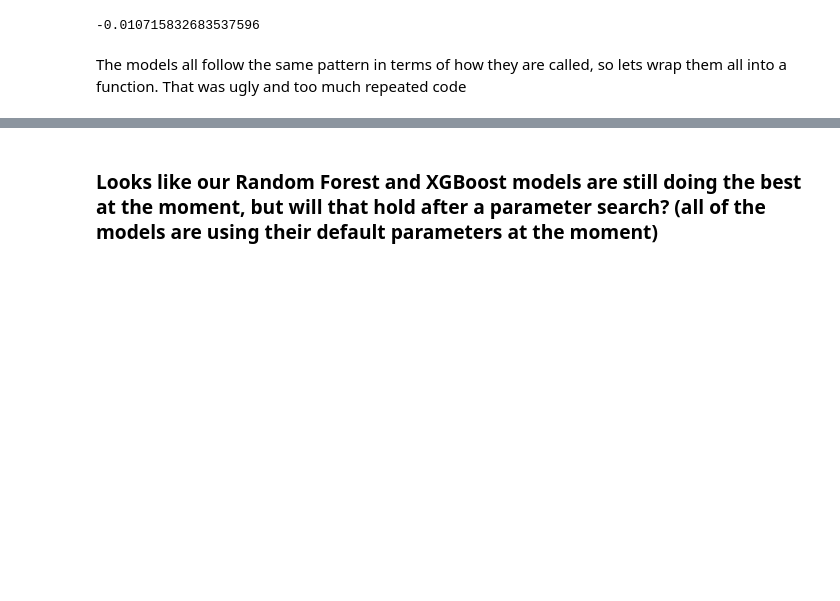
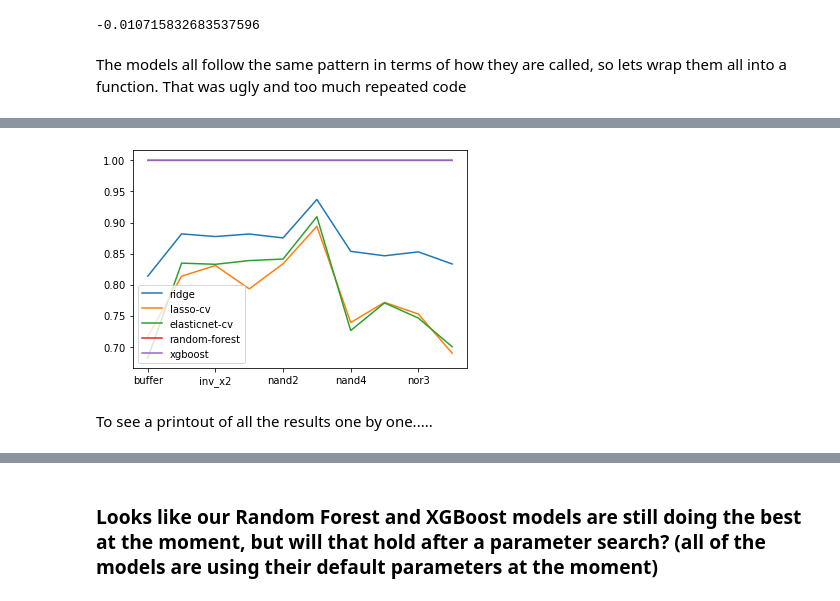
Before and after one commit to azaidi06/bml-lbl, a Jupyter notebook: 04_simple_models.ipynb, the cells around one changed output, grey strips where cells are left out. Drawn from its saved outputs; the diff is of its cells as text; code cells hidden in the pictures; blank space fills up the shorter version.

Commit message:
added result compilation function and plotting + using partial functions to clean up code

```diff
--- a/04_simple_models.ipynb
+++ b/04_simple_models.ipynb
@@ -148,14 +160,17 @@ def do_simple_model(x, y, model_name='ridge', num_poly=2, alpha=1.0, norm_y=Fals
 # %%
-def run_models(gate_type='buffer', random_state=0, normalize_y=True):
+def run_models(gate_type='buffer', random_state=0, print_vals=True):
     print(f'-----Analyzing {gate_type} gates-----')
     x, y = gate_dict[gate_type]
-    do_simple_model(x, y, model_name='ridge')
-    #do_simple_model(x, y, model_name='lasso')
-    #do_simple_model(x, y, model_name='elastic')
-    do_simple_model(x, y, model_name='lasso-cv', norm_y=True)
-    do_simple_model(x, y, model_name='elastic-cv', norm_y=True)
-    do_simple_model(x, y, model_name='random_forest', norm_y=True, num_poly=False)
-    do_simple_model(x, y, model_name='xgboost', norm_y=True, num_poly=False)
+    scores = []
+    do_model = partial(do_simple_model, x, y, print_vals=print_vals)
+    #do_model(model_name='lasso')
+    #do_model(model_name='elastic')
+    scores.append(do_model(model_name='ridge', norm_y=False))
+    scores.append(do_model(model_name='lasso-cv'))
+    scores.append(do_model(model_name='elastic-cv'))
+    scores.append(do_model(model_name='random_forest', num_poly=False))
+    scores.append(do_model(model_name='xgboost', num_poly=False))
+    return scores
     print('\n')
 # %%
 #test run on just the buffer gate
@@ -169,0 +190,13 @@ for a xgboost model, the validation score is: 1.000000
+# %%
+def model_gates(gate_dict, print_vals=True):
+    gate_scores = {}
+    gate_types = (gate_dict.keys())
+    for gate_type in gate_types:
+        scores = run_models(gate_type, print_vals=print_vals)
+        gate_scores[gate_type] = scores
+    results_df = pd.DataFrame(gate_scores).T.rename(columns={0:'ridge', 1:'lasso-cv', 2: 'elasticnet-cv',
+                                                        3: 'random-forest', 4: 'xgboost'})
+    return results_df
+# %%
+results_df = model_gates(gate_dict, print_vals=False)
+results_df
@@ -170,3 +225,9 @@ for a xgboost model, the validation score is: 1.000000
+# %%
+results_df.plot.line();
+# %% [output]
+[figure, added]
+# %% [markdown]
+To see a printout of all the results one by one.....
 # %%
 for gate_type in gate_dict.keys(): run_models(gate_type, random_state=123)
 # %% [output]
```
Also changed, not shown: parts of 6 cells of this notebook.
